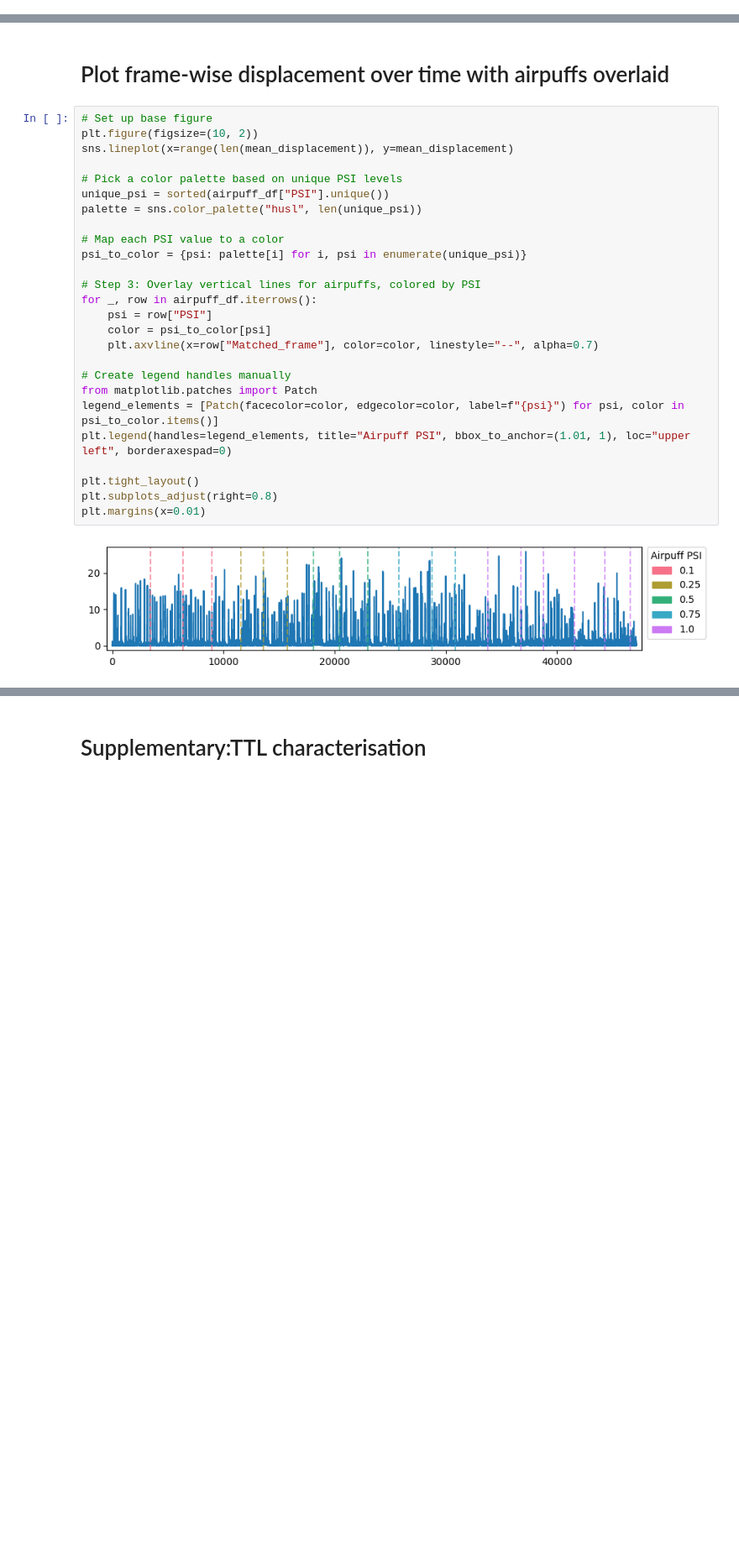
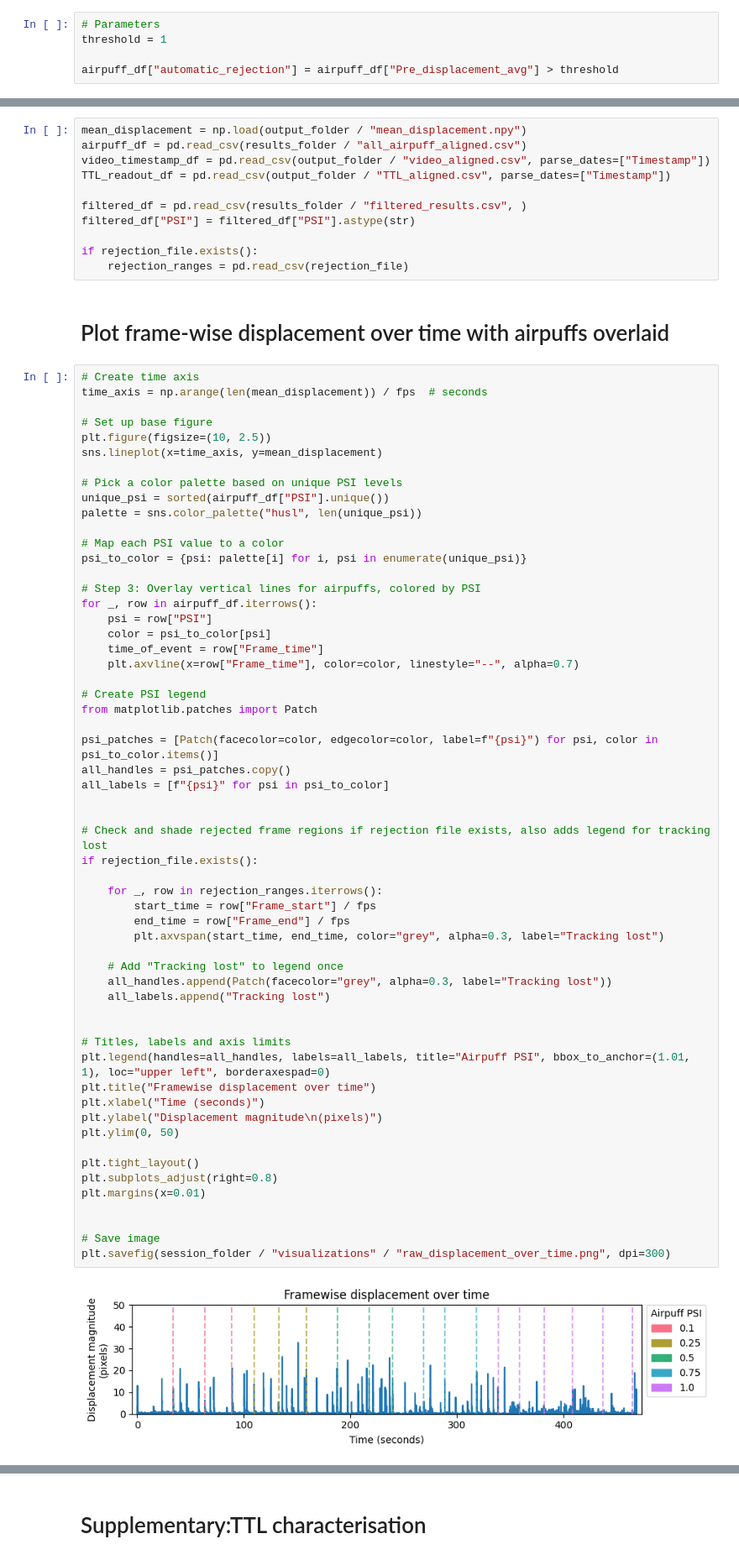
Before and after one commit to banchan86/face-rhythm-DJ, a Jupyter notebook: dj_notebooks/dj_face_rhythm_analysis.ipynb, the cells around one changed output, grey strips where cells are left out. Shown at 84% size. Cells and saved outputs as stored; diff of their text form; blank space fills up the shorter version.

Commit message:
Update analysis script with filtering, summary plot

```diff
--- a/dj_notebooks/dj_face_rhythm_analysis.ipynb
+++ b/dj_notebooks/dj_face_rhythm_analysis.ipynb
@@ -149,0 +237,5 @@ airpuff_df.head()
+# %%
+# Parameters
+threshold = 1
+
+airpuff_df["automatic_rejection"] = airpuff_df["Pre_displacement_avg"] > threshold
@@ -183,30 +342,72 @@ mean_displacement = np.insert(mean_displacement, 0, 0)
+# %%
+mean_displacement = np.load(output_folder / "mean_displacement.npy")
+airpuff_df = pd.read_csv(results_folder / "all_airpuff_aligned.csv")
+video_timestamp_df = pd.read_csv(output_folder / "video_aligned.csv", parse_dates=["Timestamp"])
+TTL_readout_df = pd.read_csv(output_folder / "TTL_aligned.csv", parse_dates=["Timestamp"])
+
+filtered_df = pd.read_csv(results_folder / "filtered_results.csv", )
+filtered_df["PSI"] = filtered_df["PSI"].astype(str)
+
+if rejection_file.exists():
+    rejection_ranges = pd.read_csv(rejection_file)
 # %% [markdown]
 # Plot frame-wise displacement over time with airpuffs overlaid
 # %%
+# Create time axis
+time_axis = np.arange(len(mean_displacement)) / fps  # seconds
+
 # Set up base figure
-plt.figure(figsize=(10, 2))
-sns.lineplot(x=range(len(mean_displacement)), y=mean_displacement)
+plt.figure(figsize=(10, 2.5))
+sns.lineplot(x=time_axis, y=mean_displacement)
 
 # Pick a color palette based on unique PSI levels
 unique_psi = sorted(airpuff_df["PSI"].unique())
 palette = sns.color_palette("husl", len(unique_psi))
 
 # Map each PSI value to a color
 psi_to_color = {psi: palette[i] for i, psi in enumerate(unique_psi)}
 
 # Step 3: Overlay vertical lines for airpuffs, colored by PSI
 for _, row in airpuff_df.iterrows():
     psi = row["PSI"]
     color = psi_to_color[psi]
-    plt.axvline(x=row["Matched_frame"], color=color, linestyle="--", alpha=0.7)
+    time_of_event = row["Frame_time"]
+    plt.axvline(x=row["Frame_time"], color=color, linestyle="--", alpha=0.7)
 
-# Create legend handles manually
+# Create PSI legend
 from matplotlib.patches import Patch
-legend_elements = [Patch(facecolor=color, edgecolor=color, label=f"{psi}") for psi, color in psi_to_color.items()]
-plt.legend(handles=legend_elements, title="Airpuff PSI", bbox_to_anchor=(1.01, 1), loc="upper left", borderaxespad=0)
+
+psi_patches = [Patch(facecolor=color, edgecolor=color, label=f"{psi}") for psi, color in psi_to_color.items()]
+all_handles = psi_patches.copy()
+all_labels = [f"{psi}" for psi in psi_to_color]
+
+
+# Check and shade rejected frame regions if rejection file exists, also adds legend for tracking lost
+if rejection_file.exists():
+
+    for _, row in rejection_ranges.iterrows():
+        start_time = row["Frame_start"] / fps
+        end_time = row["Frame_end"] / fps
+        plt.axvspan(start_time, end_time, color="grey", alpha=0.3, label="Tracking lost")
+
+    # Add "Tracking lost" to legend once
+    all_handles.append(Patch(facecolor="grey", alpha=0.3, label="Tracking lost"))
+    all_labels.append("Tracking lost")
+
+
+# Titles, labels and axis limits
+plt.legend(handles=all_handles, labels=all_labels, title="Airpuff PSI", bbox_to_anchor=(1.01, 1), loc="upper left", borderaxespad=0)
+plt.title("Framewise displacement over time")
+plt.xlabel("Time (seconds)")
+plt.ylabel("Displacement magnitude\n(pixels)")
+plt.ylim(0, 50)
 
 plt.tight_layout()
 plt.subplots_adjust(right=0.8)
 plt.margins(x=0.01)
+
+
+# Save image
+plt.savefig(session_folder / "visualizations" / "raw_displacement_over_time.png", dpi=300)
 # %% [output]
-[figure, old version]
+[figure, new version]
```
Also changed, not shown: parts of 51 cells of this notebook, 1 other file.
